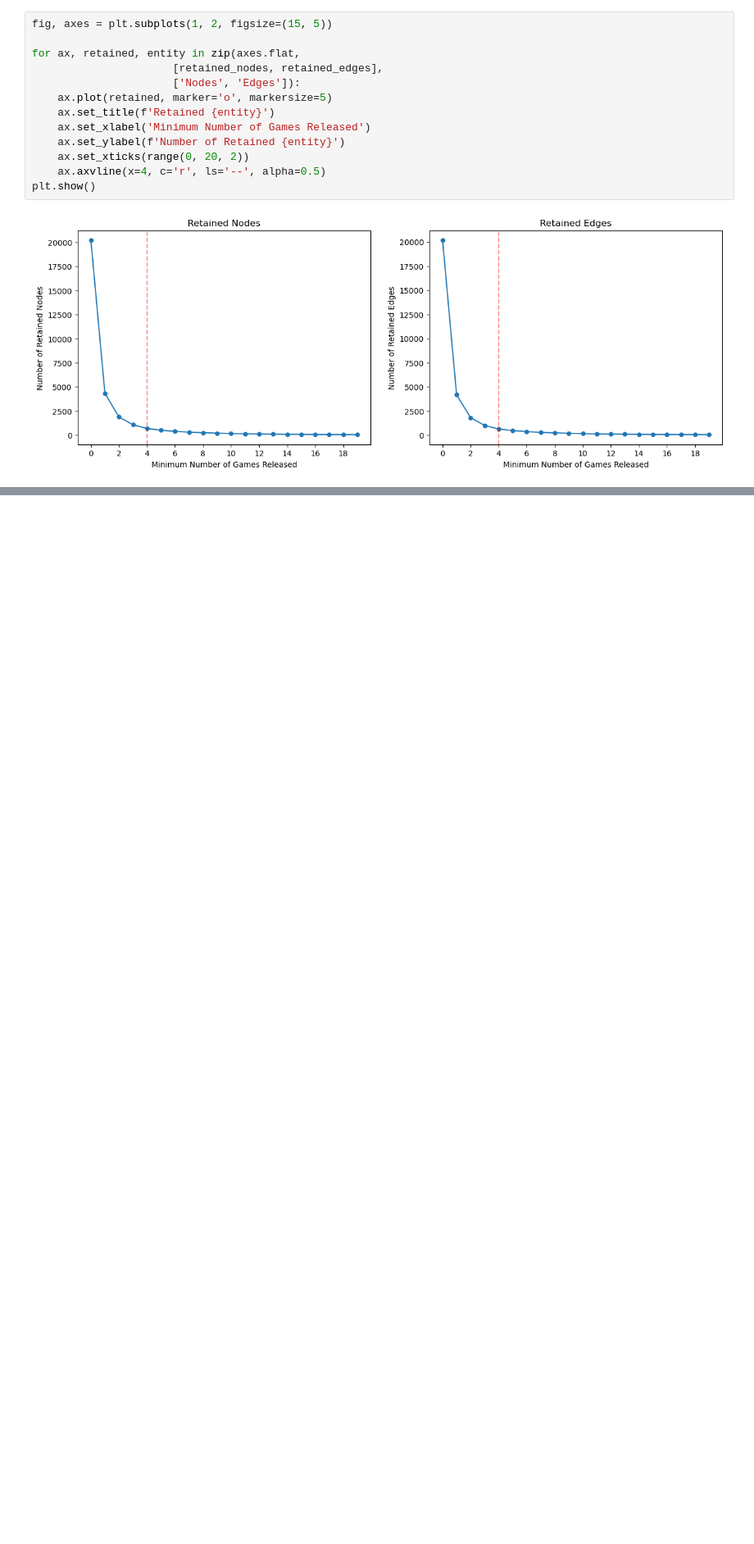
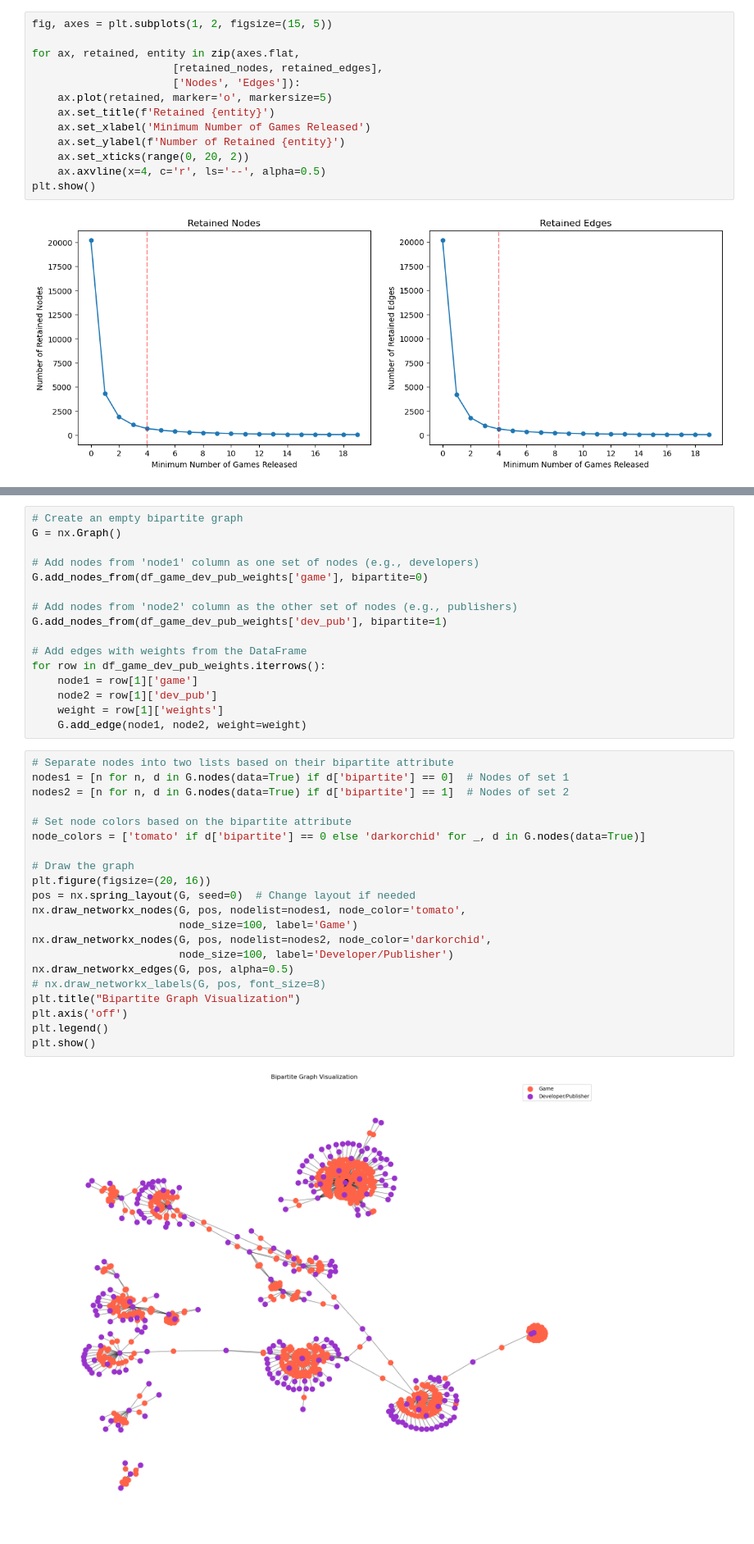
Before and after one commit to jamwung/network-eda-steam, a Jupyter notebook: 01-game-collab.ipynb, the cells around one changed output, grey strips where cells are left out. Shown at 82% size. Cells and saved outputs as stored; diff of their text form; blank space fills up the shorter version.

```diff
--- a/01-game-collab.ipynb
+++ b/01-game-collab.ipynb
@@ -75,0 +278,39 @@ plt.show()
+# %%
+# Create an empty bipartite graph
+G = nx.Graph()
+
+# Add nodes from 'node1' column as one set of nodes (e.g., developers)
+G.add_nodes_from(df_game_dev_pub_weights['game'], bipartite=0)
+
+# Add nodes from 'node2' column as the other set of nodes (e.g., publishers)
+G.add_nodes_from(df_game_dev_pub_weights['dev_pub'], bipartite=1)
+
+# Add edges with weights from the DataFrame
+for row in df_game_dev_pub_weights.iterrows():
+    node1 = row[1]['game']
+    node2 = row[1]['dev_pub']
+    weight = row[1]['weights']
+    G.add_edge(node1, node2, weight=weight)
+# %%
+# Separate nodes into two lists based on their bipartite attribute
+nodes1 = [n for n, d in G.nodes(data=True) if d['bipartite'] == 0]  # Nodes of set 1
+nodes2 = [n for n, d in G.nodes(data=True) if d['bipartite'] == 1]  # Nodes of set 2
+
+# Set node colors based on the bipartite attribute
+node_colors = ['tomato' if d['bipartite'] == 0 else 'darkorchid' for _, d in G.nodes(data=True)]
+
+# Draw the graph
+plt.figure(figsize=(20, 16))
+pos = nx.spring_layout(G, seed=0)  # Change layout if needed
+nx.draw_networkx_nodes(G, pos, nodelist=nodes1, node_color='tomato',
+                       node_size=100, label='Game')
+nx.draw_networkx_nodes(G, pos, nodelist=nodes2, node_color='darkorchid',
+                       node_size=100, label='Developer/Publisher')
+nx.draw_networkx_edges(G, pos, alpha=0.5)
+# nx.draw_networkx_labels(G, pos, font_size=8)
+plt.title("Bipartite Graph Visualization")
+plt.axis('off')
+plt.legend()
+plt.show()
+# %% [output]
+[figure, added]
```
Also changed, not shown: parts of 19 cells of this notebook, 3 other files.
